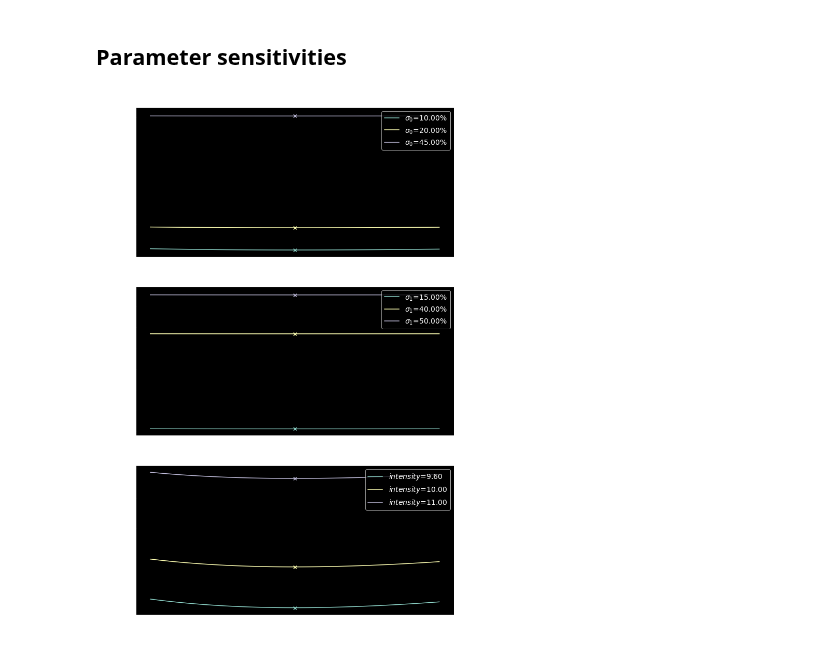
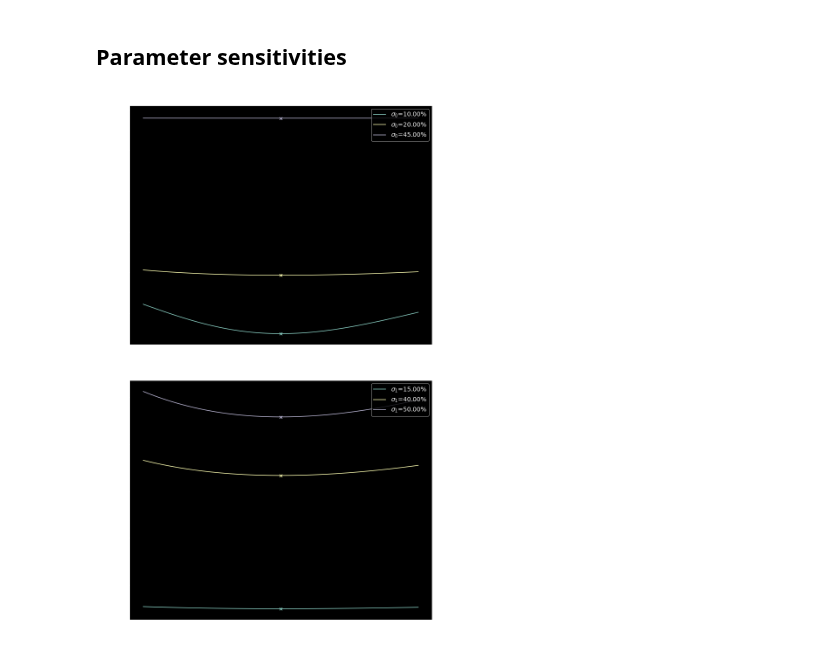
Before and after one commit to sauxpa/Quant, a Jupyter notebook: volmodels_examples/BS_Markov_simple.ipynb, the cells around one changed output. Cells and saved outputs as stored; diff of their text form; code cells hidden in the pictures.

Commit message:
more details to latent Markov vol BS

```diff
--- a/volmodels_examples/BS_Markov_simple.ipynb
+++ b/volmodels_examples/BS_Markov_simple.ipynb
@@ -228,13 +228,12 @@ f = 100.0
 
 sigma_0 = 20*ONE_PCT
 sigma_1 = 40*ONE_PCT
-lambda_ = 0.5
+intensity = 0.5
 
 sigma_0_shocks = [-0.1, 0.0, 0.25]
 sigma_1_shocks = [-0.25, 0.0, 0.1]
-intensity_shocks = [-0.4, 0.0, 1.0]
 
-fig, axes = plt.subplots(nrows=3, ncols=1)
+fig, axes = plt.subplots(nrows=2, ncols=1)
 
 ax = axes[0]
 model = BS_Markov_simple_LN(sigma_0=sigma_0,
@@ -261,57 +260,33 @@ for sigma_0_shock in sigma_0_shocks:
     ax.xaxis.set_major_formatter(FuncFormatter(lambda x, _: '{:.0f}'.format(x)))
     ax.yaxis.set_major_formatter(FuncFormatter(lambda y, _: '{:.2%}'.format(y)))
     ax.set_title(r'$\sigma_0$ shock')
 
 ax = axes[1]
 model = BS_Markov_simple_LN(sigma_0=sigma_0,
                             sigma_1=sigma_1,
                             intensity=intensity,
                             f=f,
                             n_strikes=N_STRIKES,
                             K_lo=K_lo,
                             K_hi=K_hi,
                             strike_type='strike',
                            )
 
 for sigma_1_shock in sigma_1_shocks:
     model.sigma_1 = sigma_1+sigma_1_shock
 
     smile = list(model.smile.values())
     label = r'$\sigma_1$={:.2%}'.format(sigma_1+sigma_1_shock)
     ax.plot(model.strike_grid, smile, label=label)
     ax.scatter([model.f], [model.ATM], marker='x')
 
     ax.set_xlabel(xlabel)
     ax.set_ylabel(ylabel)
     ax.legend(loc='upper right')
     ax.xaxis.set_major_formatter(FuncFormatter(lambda x, _: '{:.0f}'.format(x)))
     ax.yaxis.set_major_formatter(FuncFormatter(lambda y, _: '{:.2%}'.format(y)))
-    ax.set_title(r'$\sigma_1$ shock')
 
-ax = axes[2]
-model = BS_Markov_simple_LN(sigma_0=sigma_0,
-                            sigma_1=sigma_1,
-                            intensity=intensity,
-                            f=f,
-                            n_strikes=N_STRIKES,
-                            K_lo=K_lo,
-                            K_hi=K_hi,
-                            strike_type='strike',
-                           )
-
-for intensity_shock in intensity_shocks:
-    model.intensity = intensity+intensity_shock
-
-    smile = list(model.smile.values())
-    label = r'$intensity$={:.2f}'.format(intensity+intensity_shock)
-    ax.plot(model.strike_grid, smile, label=label)
-    ax.scatter([model.f], [model.ATM], marker='x')
-
-    ax.set_xlabel(xlabel)
-    ax.set_ylabel(ylabel)
-    ax.legend(loc='upper right')
-    ax.xaxis.set_major_formatter(FuncFormatter(lambda x, _: '{:.0f}'.format(x)))
-    ax.yaxis.set_major_formatter(FuncFormatter(lambda y, _: '{:.2%}'.format(y)))
-    ax.set_title(r'$intensity$ shock')
+plt.tight_layout()
+plt.show()
 # %% [output]
-[figure, old version]
+[figure, new version]
```
Also changed, not shown: parts of 2 cells of this notebook.
